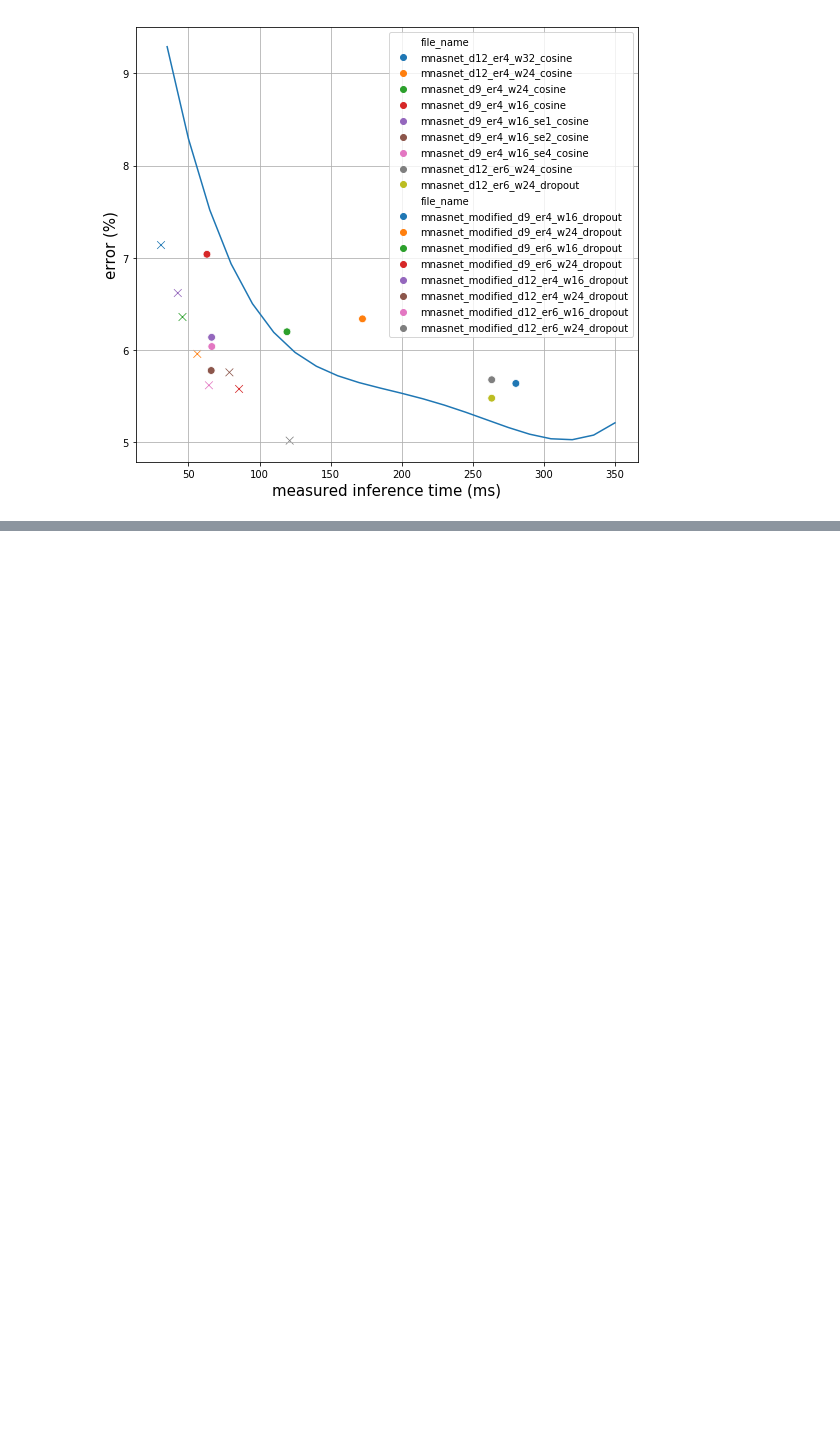
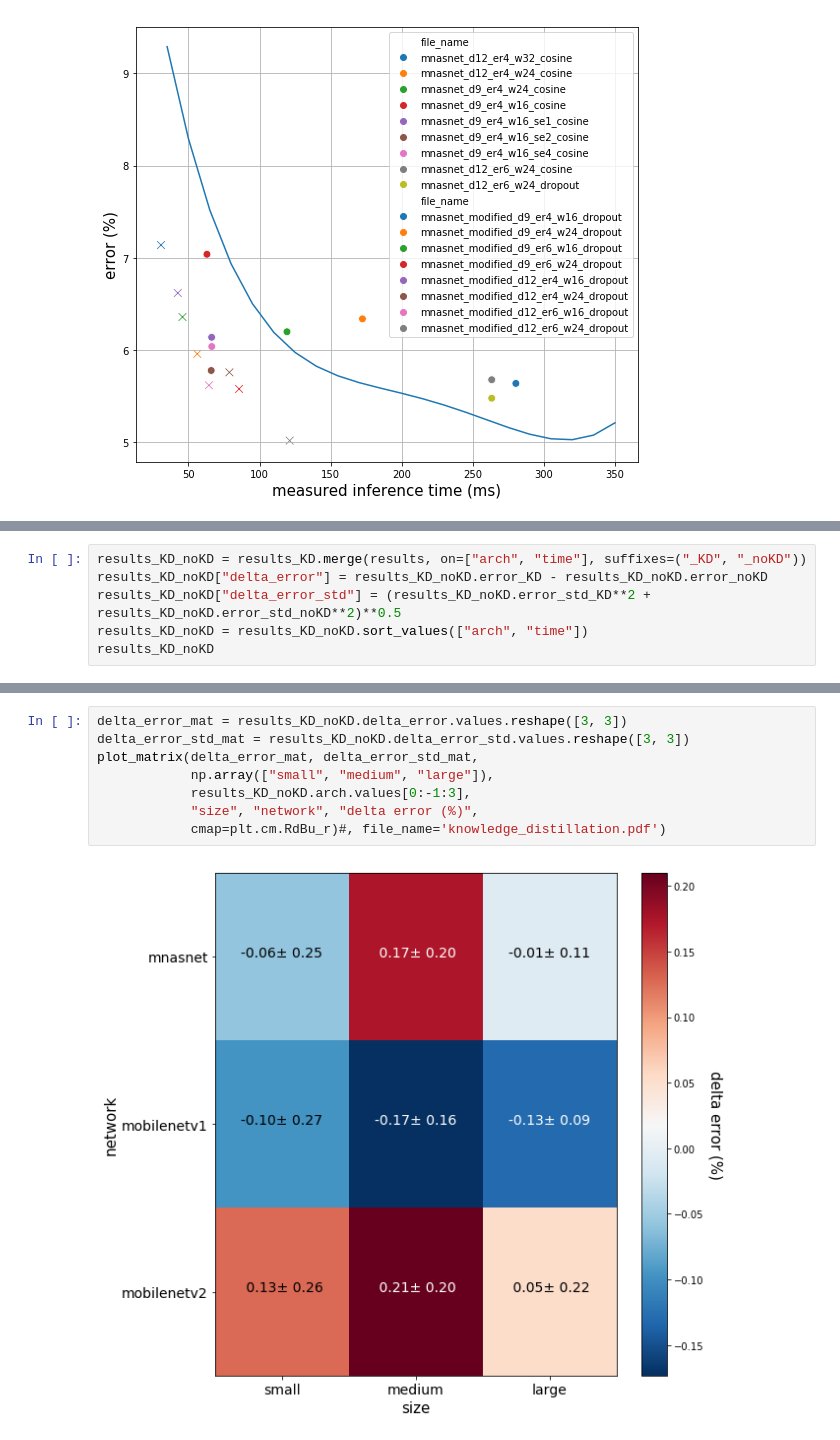
Before and after one commit to NatGr/Master_Thesis, a Jupyter notebook: training_from_scratch/visualize.ipynb, the cells around one changed output, grey strips where cells are left out. Drawn from its saved outputs; the diff is of its cells as text; blank space fills up the shorter version.

Commit message:
KD graphs

```diff
--- a/training_from_scratch/visualize.ipynb
+++ b/training_from_scratch/visualize.ipynb
@@ -166,0 +196,6 @@ ax.grid(True)
+# %%
+results_KD_noKD = results_KD.merge(results, on=["arch", "time"], suffixes=("_KD", "_noKD"))
+results_KD_noKD["delta_error"] = results_KD_noKD.error_KD - results_KD_noKD.error_noKD
+results_KD_noKD["delta_error_std"] = (results_KD_noKD.error_std_KD**2 + results_KD_noKD.error_std_noKD**2)**0.5
+results_KD_noKD = results_KD_noKD.sort_values(["arch", "time"])
+results_KD_noKD
@@ -166,0 +214,10 @@ ax.grid(True)
+# %%
+delta_error_mat = results_KD_noKD.delta_error.values.reshape([3, 3])
+delta_error_std_mat = results_KD_noKD.delta_error_std.values.reshape([3, 3])
+plot_matrix(delta_error_mat, delta_error_std_mat,
+            np.array(["small", "medium", "large"]),
+            results_KD_noKD.arch.values[0:-1:3],
+            "size", "network", "delta error (%)",
+            cmap=plt.cm.RdBu_r)#, file_name='knowledge_distillation.pdf')
+# %% [output]
+[figure, added]
```
Also changed, not shown: parts of 9 cells of this notebook, 2 other files.
